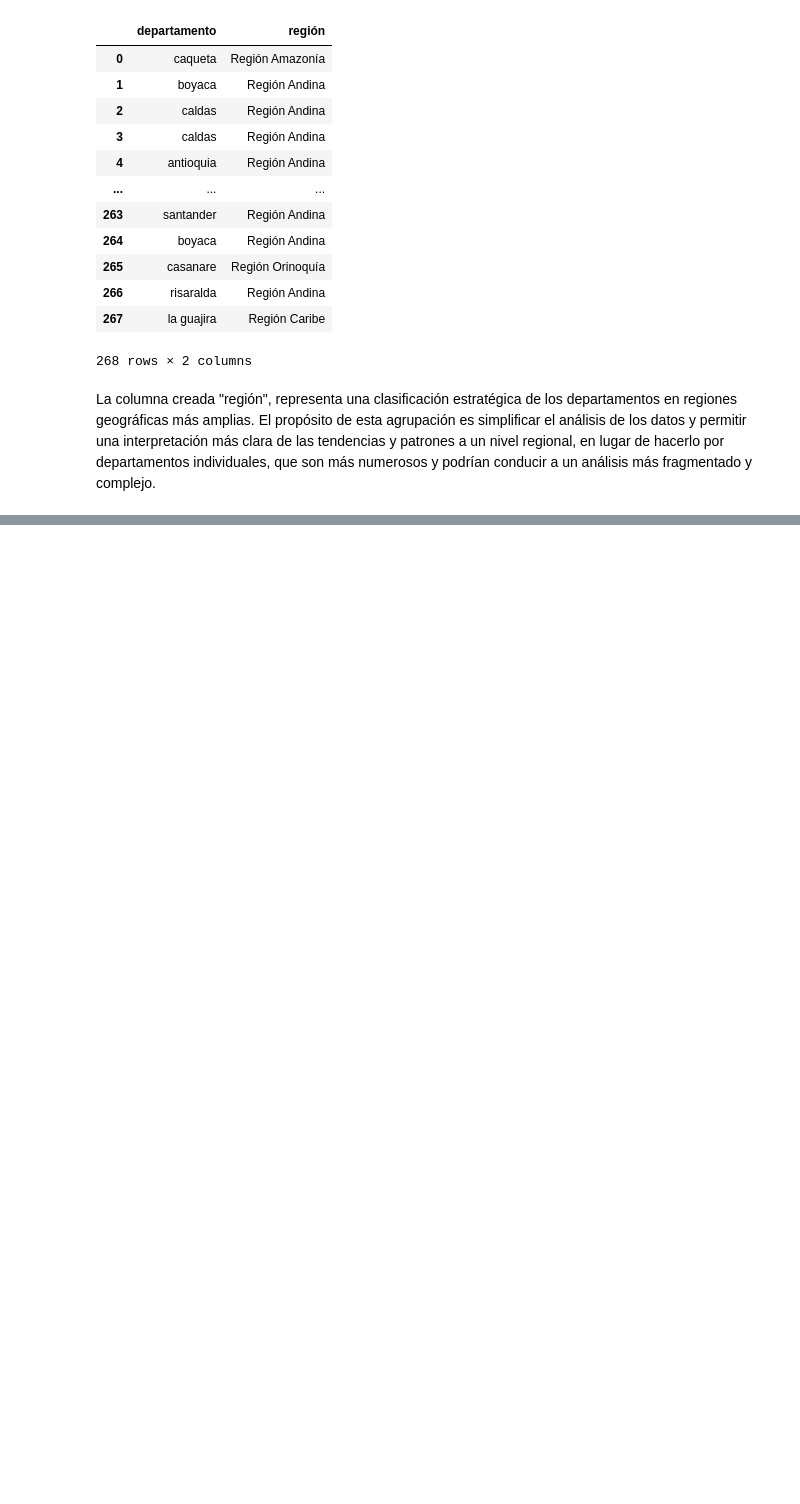
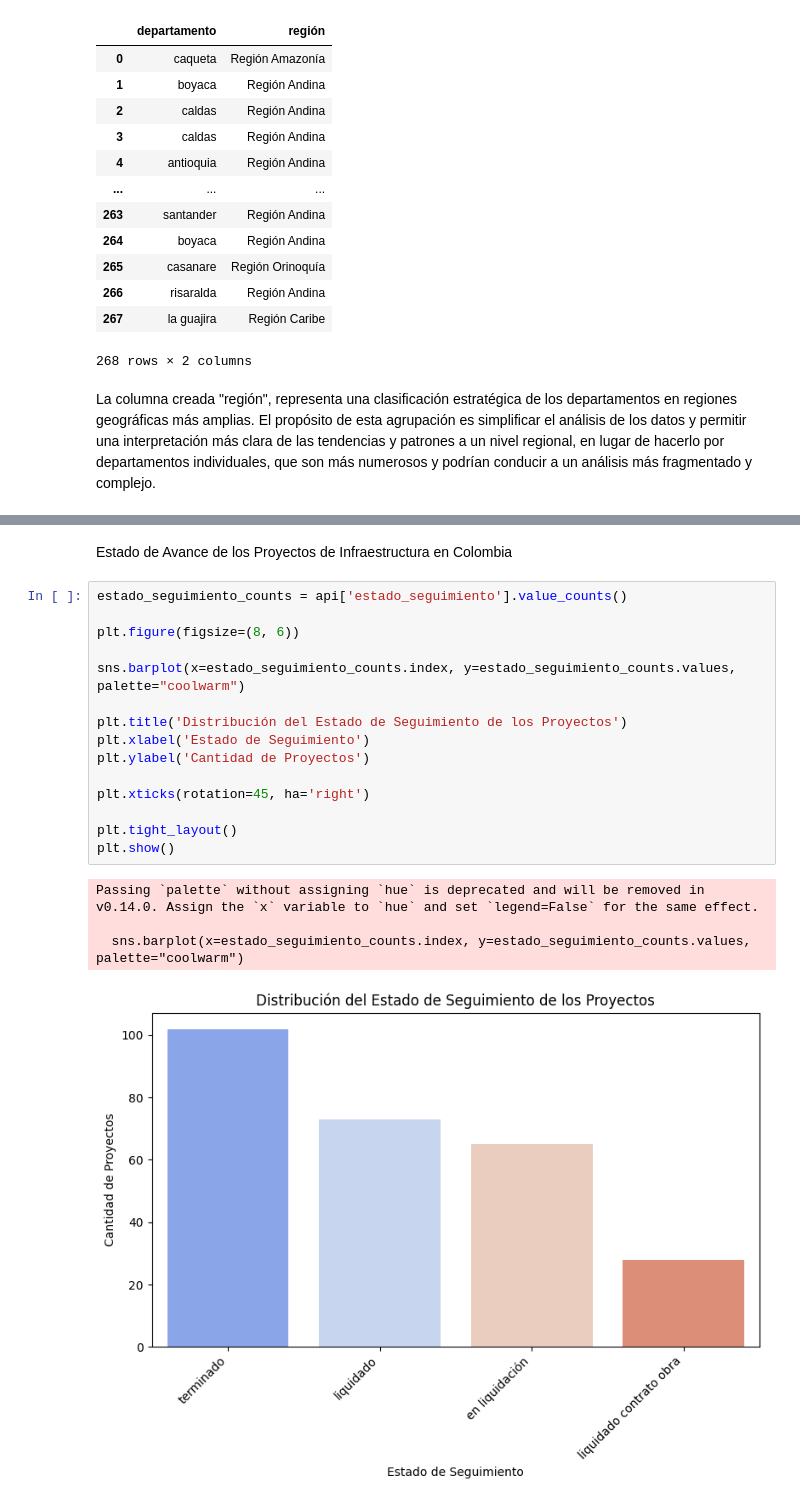
Before and after one commit to PaolaChaux/ETL, a Jupyter notebook: API/EDA_API.ipynb, the cells around one changed output, grey strips where cells are left out. Saved outputs shown, nothing was run; the diff lists cells and outputs as text; blank space fills up the shorter version.

```diff
--- a/API/EDA_API.ipynb
+++ b/API/EDA_API.ipynb
@@ -191,0 +219,22 @@ La columna creada "región", representa una clasificación estratégica de los d
+# %% [markdown]
+Estado de Avance de los Proyectos de Infraestructura en Colombia
+# %%
+estado_seguimiento_counts = api['estado_seguimiento'].value_counts()
+
+plt.figure(figsize=(8, 6))
+
+sns.barplot(x=estado_seguimiento_counts.index, y=estado_seguimiento_counts.values, palette="coolwarm")
+
+plt.title('Distribución del Estado de Seguimiento de los Proyectos')
+plt.xlabel('Estado de Seguimiento')
+plt.ylabel('Cantidad de Proyectos')
+
+plt.xticks(rotation=45, ha='right')
+
+plt.tight_layout()
+plt.show()
+# %% [output]
+Passing `palette` without assigning `hue` is deprecated and will be removed in v0.14.0. Assign the `x` variable to `hue` and set `legend=False` for the same effect.
+
+  sns.barplot(x=estado_seguimiento_counts.index, y=estado_seguimiento_counts.values, palette="coolwarm")
+[figure, added]
```
Also changed, not shown: parts of 9 cells of this notebook.
